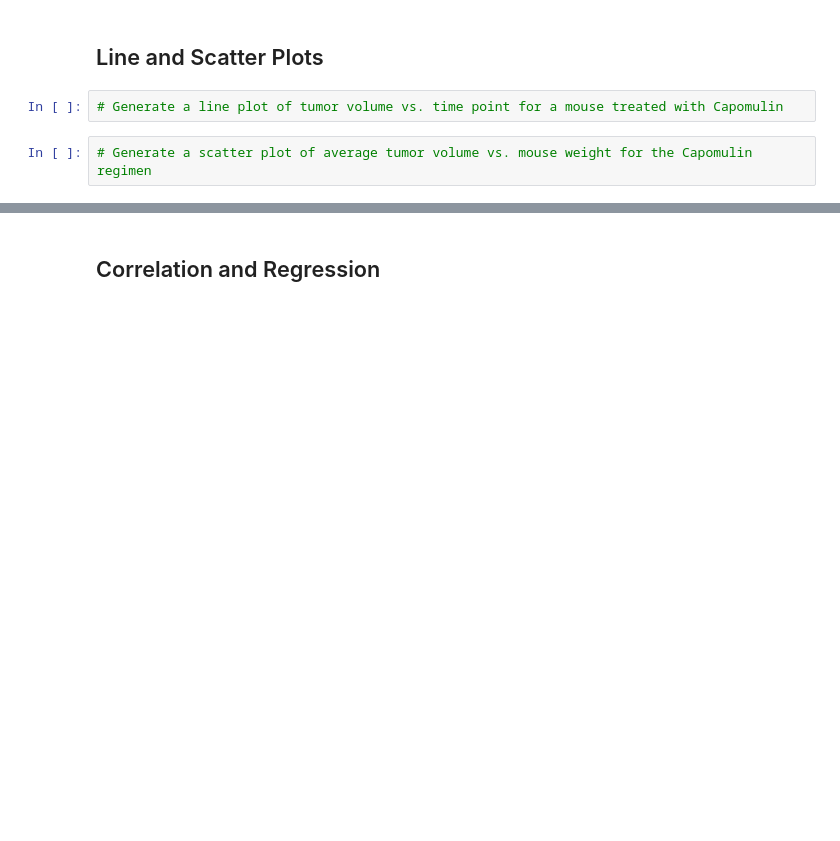
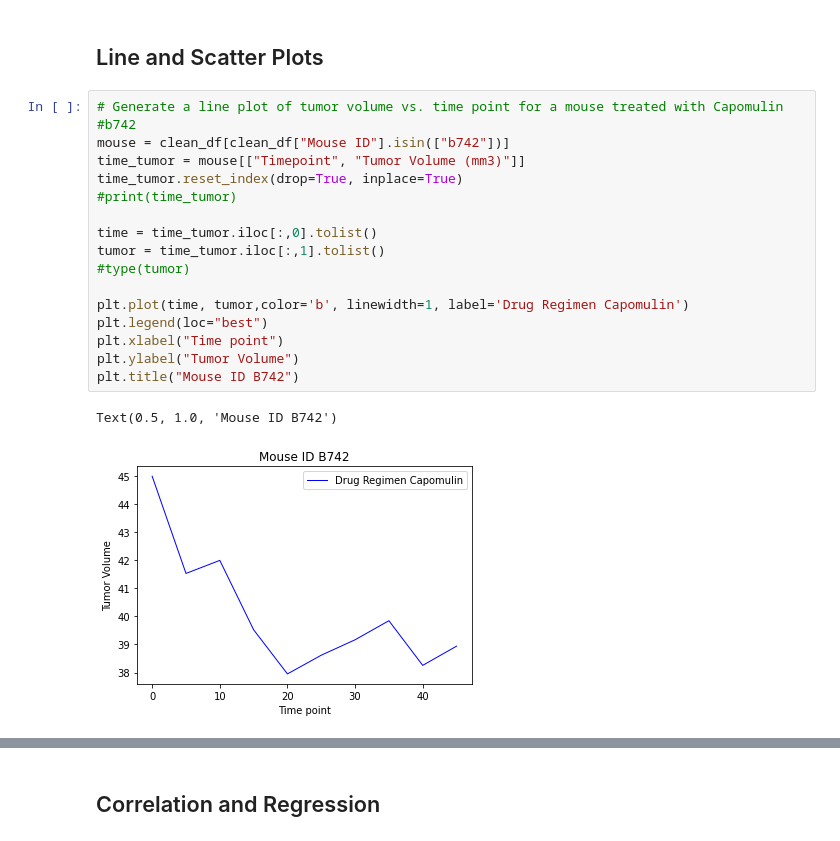
Before and after one commit to dvolz1130/matplotlib-challenge, a Jupyter notebook: pymaceuticals_starter.ipynb, the cells around one changed output, grey strips where cells are left out. Cells and saved outputs as stored; diff of their text form; blank space fills up the shorter version.

```diff
--- a/pymaceuticals_starter.ipynb
+++ b/pymaceuticals_starter.ipynb
@@ -284,6 +343,22 @@ tumor_vol_list = []
 # %% [markdown]
 ## Line and Scatter Plots
-# %%
-# Generate a line plot of tumor volume vs. time point for a mouse treated with Capomulin
-# %%
-# Generate a scatter plot of average tumor volume vs. mouse weight for the Capomulin regimen
+# %%
+# Generate a line plot of tumor volume vs. time point for a mouse treated with Capomulin
+#b742
+mouse = clean_df[clean_df["Mouse ID"].isin(["b742"])]
+time_tumor = mouse[["Timepoint", "Tumor Volume (mm3)"]]
+time_tumor.reset_index(drop=True, inplace=True)
+#print(time_tumor)
+
+time = time_tumor.iloc[:,0].tolist()
+tumor = time_tumor.iloc[:,1].tolist()
+#type(tumor)
+
+plt.plot(time, tumor,color='b', linewidth=1, label='Drug Regimen Capomulin')
+plt.legend(loc="best")
+plt.xlabel("Time point")
+plt.ylabel("Tumor Volume")
+plt.title("Mouse ID B742")
+# %% [output]
+Text(0.5, 1.0, 'Mouse ID B742')
+[figure, added]
```
Also changed, not shown: parts of 8 cells of this notebook.
